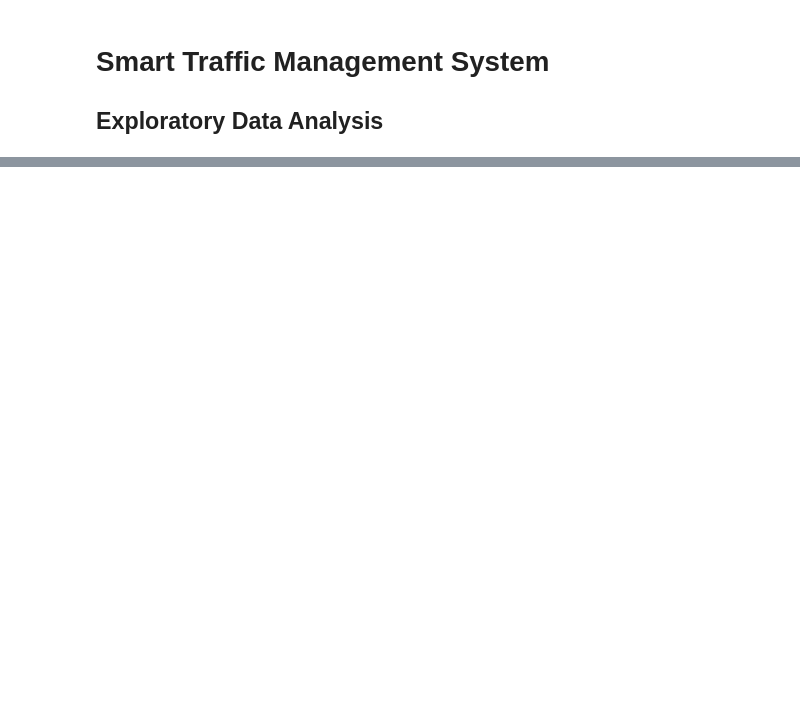
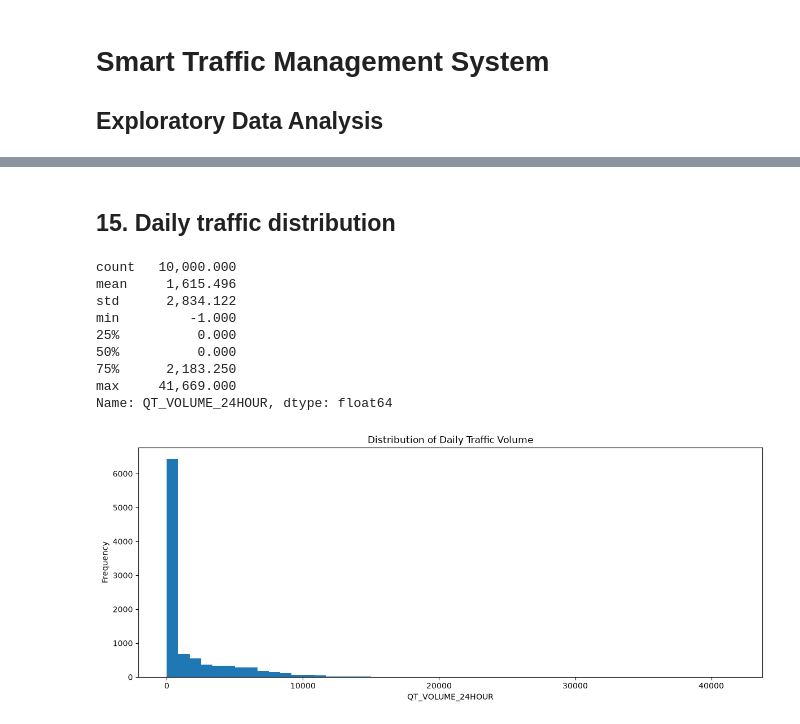
Before and after one commit to captainlevi1911/Smart_Traffic_Management, a Jupyter notebook: notebooks/02_eda.ipynb, the cells around one changed output, grey strips where cells are left out. Saved outputs shown, nothing was run; the diff lists cells and outputs as text; code cells hidden in the pictures; blank space fills up the shorter version.

```diff
--- a/notebooks/02_eda.ipynb
+++ b/notebooks/02_eda.ipynb
@@ -14,9 +4,0 @@ pd.set_option("display.max_columns", None)
-# %%
-DATA_PATH = Path("../data/processed/traffic_2025.csv")
-
-df = pd.read_csv(
-    DATA_PATH,
-    nrows=10_000
-)
-
-print(df.shape)
@@ -240,0 +71,14 @@ plt.show()
+# %%
+SAMPLE_SIZE = 10_000
+
+if not Path(DATA_PATH).exists():
+    raise FileNotFoundError(
+        f"Dataset not found: {DATA_PATH}\n"
+        "Set DATA_PATH to your processed CSV."
+    )
+
+df = pd.read_csv(DATA_PATH, nrows=SAMPLE_SIZE)
+
+print(f"Loaded: {Path(DATA_PATH).name}")
+print(f"Rows:   {len(df):,}")
+print(f"Cols:   {df.shape[1]:,}")
@@ -240,0 +597,25 @@ plt.show()
+# %% [markdown]
+## 15. Daily traffic distribution
+# %%
+if "QT_VOLUME_24HOUR" in df.columns:
+    target = df["QT_VOLUME_24HOUR"].dropna()
+    display(target.describe())
+
+    plt.figure(figsize=(12, 5))
+    plt.hist(target, bins=50)
+    plt.xlabel("QT_VOLUME_24HOUR")
+    plt.ylabel("Frequency")
+    plt.title("Distribution of Daily Traffic Volume")
+    plt.tight_layout()
+    plt.show()
+# %% [output]
+count   10,000.000
+mean     1,615.496
+std      2,834.122
+min         -1.000
+25%          0.000
+50%          0.000
+75%      2,183.250
+max     41,669.000
+Name: QT_VOLUME_24HOUR, dtype: float64
+[figure, added]
```
Also changed, not shown: parts of 70 cells of this notebook.
